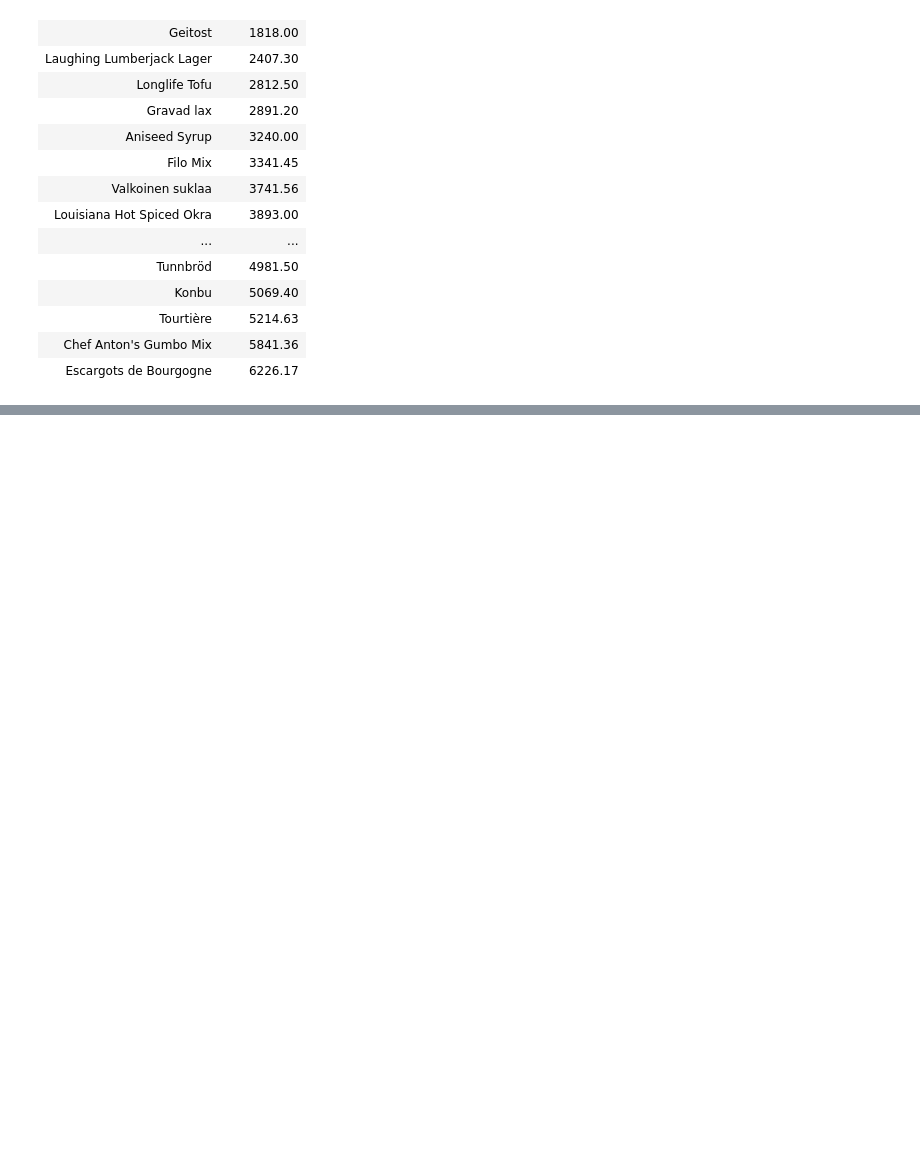
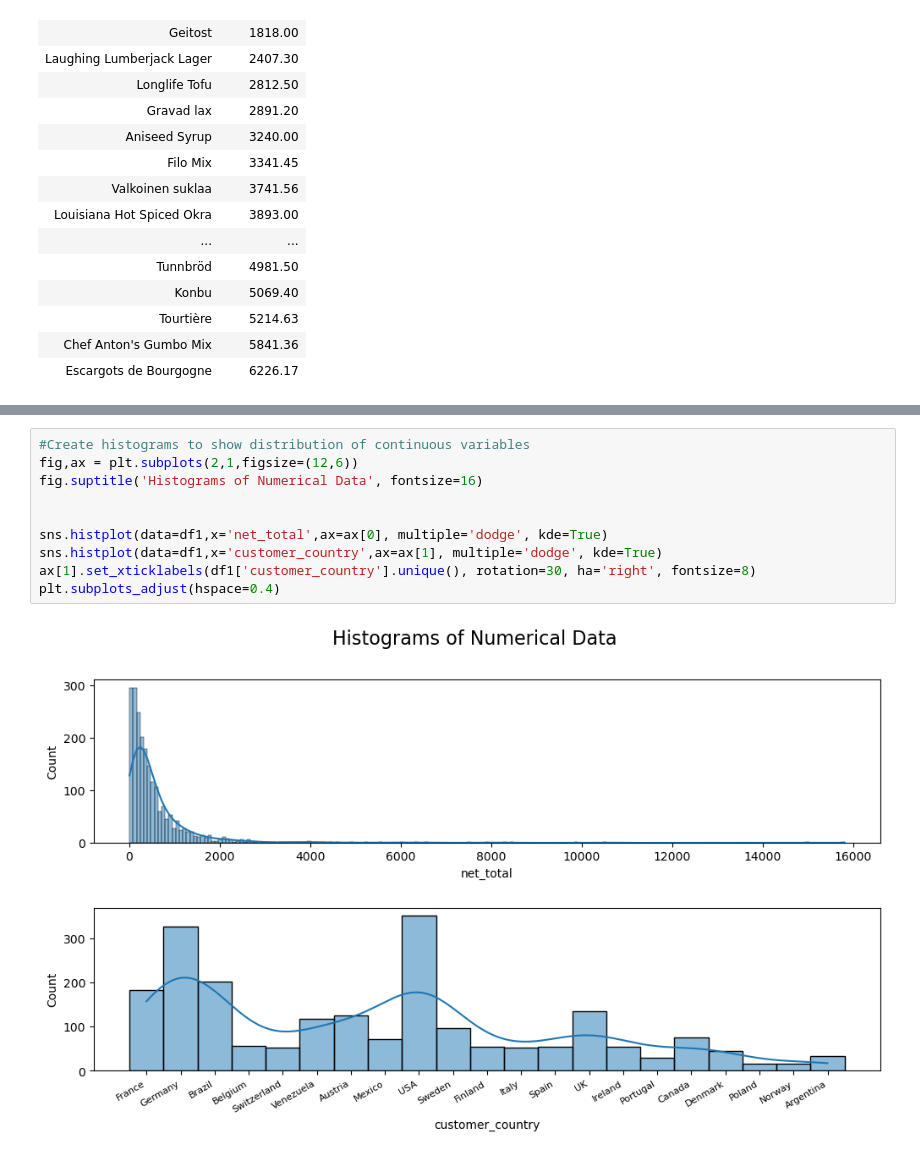
Before and after one commit to ddibara5/northwind-traders, a Jupyter notebook: northwind_traders.ipynb, the cells around one changed output, grey strips where cells are left out. Cells and saved outputs as stored; diff of their text form; blank space fills up the shorter version.

```diff
--- a/northwind_traders.ipynb
+++ b/northwind_traders.ipynb
@@ -428,0 +481,12 @@ SELECT product_name, total_sales
+# %%
+#Create histograms to show distribution of continuous variables
+fig,ax = plt.subplots(2,1,figsize=(12,6))
+fig.suptitle('Histograms of Numerical Data', fontsize=16)
+
+
+sns.histplot(data=df1,x='net_total',ax=ax[0], multiple='dodge', kde=True)
+sns.histplot(data=df1,x='customer_country',ax=ax[1], multiple='dodge', kde=True)
+ax[1].set_xticklabels(df1['customer_country'].unique(), rotation=30, ha='right', fontsize=8)
+plt.subplots_adjust(hspace=0.4)
+# %% [output]
+[figure, added]
```
Also changed, not shown: parts of 6 cells of this notebook.
